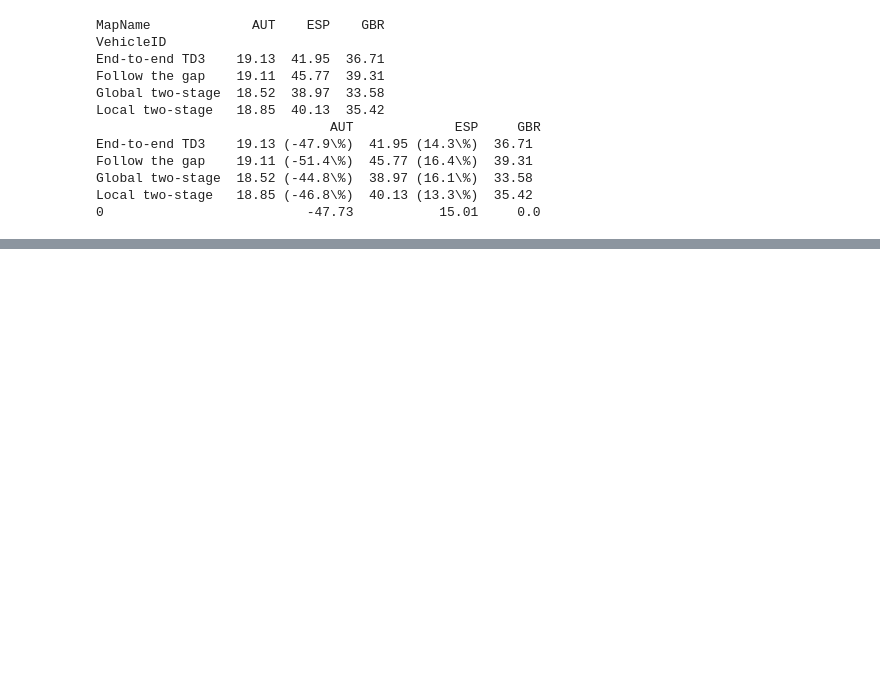
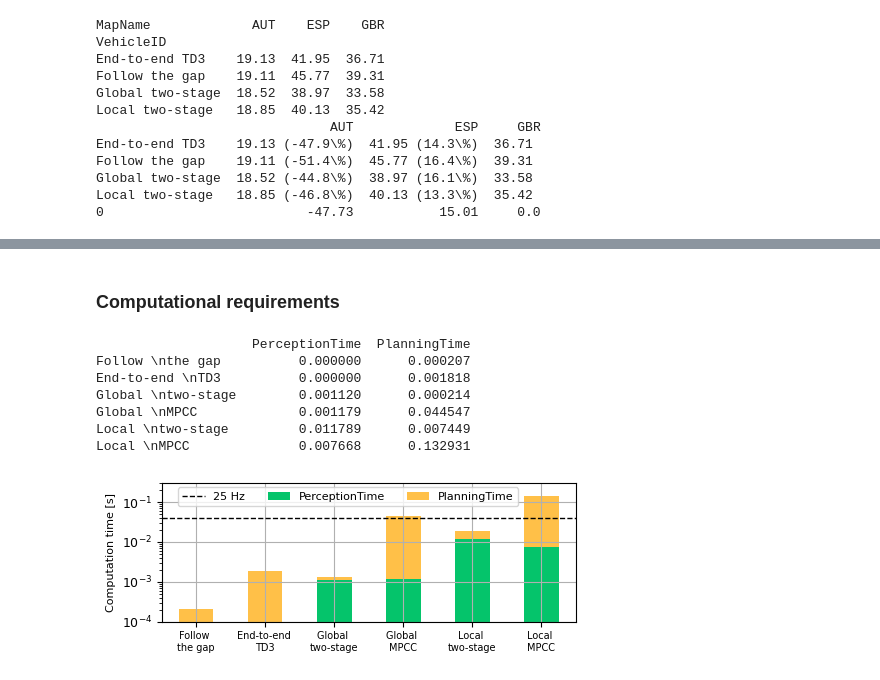
Before and after one commit to BDEvan5/f1tenth_benchmarks, a Jupyter notebook: Notebooks/localmap_article.ipynb, the cells around one changed output, grey strips where cells are left out. Saved outputs shown, nothing was run; the diff lists cells and outputs as text; code cells hidden in the pictures; blank space fills up the shorter version.

```diff
--- a/Notebooks/localmap_article.ipynb
+++ b/Notebooks/localmap_article.ipynb
@@ -343,0 +660,77 @@ Local two-stage   18.85 (-46.8\%)  40.13 (13.3\%)  35.42
+# %% [markdown]
+### Computational requirements
+# %%
+map_name = "esp"
+
+vehicle_id = {
+            "FollowTheGap_Std": "Follow \nthe gap",
+            "EndToEnd_TestTD3": "End-to-end \nTD3",
+            "FullStackPP_mu60": "Global \ntwo-stage",
+            "FullStackMPCC_mu60": "Global \nMPCC",
+            "LocalMapPP_mu60": "Local \ntwo-stage",
+            "LocalMPCC_mu60": "Local \nMPCC"}
+
+perception_id = {
+            "FollowTheGap_Std": None,
+            "EndToEnd_TestTD3": None,
+            "FullStackPP_mu60": "localise",
+            "FullStackMPCC_mu60": "localise",
+            "LocalMapPP_mu60": "generate_line_local_map",
+            "LocalMPCC_mu60": "generate_line_local_map"}
+
+planning_times = {}
+perception_times = {}
+
+for k in vehicle_id.keys():
+    planner_name = k.split('_')[0]
+    test_id = k.split('_')[1]
+    path = f"Logs/{planner_name}/RawData_{test_id}/"
+
+    df = pd.read_csv(path + f"Profile_{map_name}_{test_id}.csv")
+    df["cumtime"] = df["cumtime"].astype(float, errors="ignore")  # Convert cumtime column to float
+    df["ncalls"] = pd.to_numeric(df["ncalls"], errors='coerce')  # Convert cumtime column to float
+
+    planning = df.loc[df["func"] == "plan"]
+    if k[0] == "L":
+        ct = df.loc[df["func"] == "generate_line_local_map"].cumtime.values[0]
+        planning_time = (planning.cumtime.values[0] -  ct) / planning.ncalls.values[0]
+    else:
+        planning_time = planning.cumtime.values[0] / planning.ncalls.values[0]
+    planning_times[vehicle_id[k]] = planning_time
+
+    if perception_id[k] is not None:
+        perception = df.loc[df["func"] == perception_id[k]]
+        perception_time = perception["cumtime"].values[0] / perception["ncalls"].values[0]
+        perception_times[vehicle_id[k]] = perception_time
+    else:
+        perception_times[vehicle_id[k]] = 0
+
+planning_times = pd.DataFrame.from_dict(planning_times, orient="index", columns=["PlanningTime"])
+perception_times = pd.DataFrame.from_dict(perception_times, orient="index", columns=["PerceptionTime"])
+computation_table = pd.concat([perception_times, planning_times], axis=1)
+print(computation_table)
+
+computation_table.plot(kind='bar', use_index=True, stacked=True, logy=True, color=[sweedish_green, nartjie], figsize=(5, 2.), rot=0)
+plt.ylim([0.0001, 0.3])
+plt.plot(plt.xlim(), [0.04, 0.04], 'k--', linewidth=1, label="25 Hz")
+plt.legend(ncol=3, loc="center", bbox_to_anchor=(0.45, 0.9), fontsize=8)
+plt.gca().set_xticklabels(plt.gca().get_xticklabels(), fontsize=7)
+plt.yticks(fontsize=9)
+plt.ylabel("Computation time [s]", fontsize=8)
+
+plt.tight_layout()
+plt.grid()
+plt.rcParams['pdf.use14corefonts'] = True
+
+plt.savefig(f"Data/LocalMapRacing/computation_times.svg", bbox_inches='tight', pad_inches=0)
+plt.savefig(f"Data/LocalMapRacing/computation_times.pdf", bbox_inches='tight', pad_inches=0)
+plt.savefig(f"Data/LocalMapRacing/computation_times.jpeg", bbox_inches='tight', pad_inches=0, dpi=300)
+# %% [output]
+                    PerceptionTime  PlanningTime
+Follow \nthe gap          0.000000      0.000207
+End-to-end \nTD3          0.000000      0.001818
+Global \ntwo-stage        0.001120      0.000214
+Global \nMPCC             0.001179      0.044547
+Local \ntwo-stage         0.011789      0.007449
+Local \nMPCC              0.007668      0.132931
+[figure, added]
```
Also changed, not shown: parts of 22 cells of this notebook, 5 other files.
